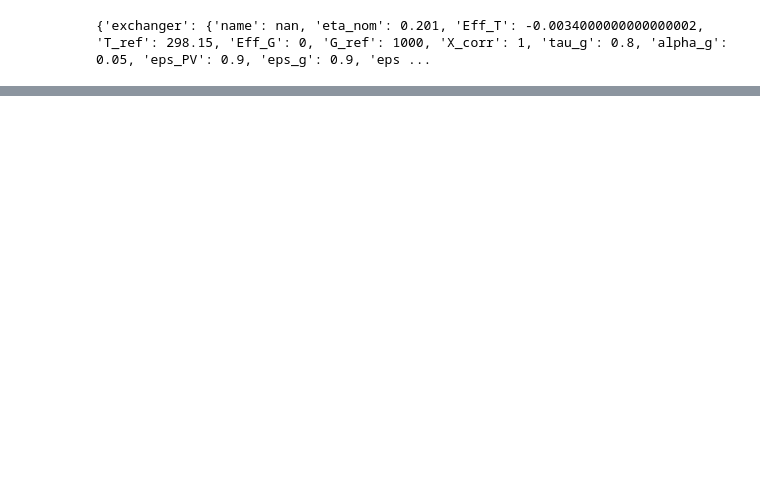
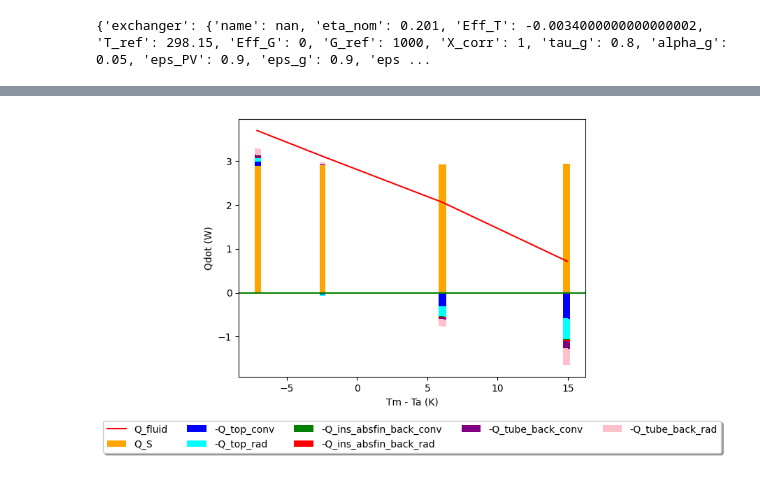
Before and after one commit to valentindelachaux/PVT-thermal-performance-model, a Jupyter notebook: run_model_V4.41GG-MPP.ipynb, the cells around one changed output, grey strips where cells are left out. Cells and saved outputs as stored; diff of their text form; code cells hidden in the pictures; blank space fills up the shorter version.

```diff
--- a/run_model_V4.41GG-MPP.ipynb
+++ b/run_model_V4.41GG-MPP.ipynb
@@ -233,3 +271,75 @@ fig.show()
 # %%
 mse = sklearn.metrics.mean_squared_error(df_res['Q_dot / A_G'],condi['Q_dot / A_G'])
 print(math.sqrt(mse))
+# %%
+u_list = df_res['u'].unique()
+
+# powers = ["Q_S","Q_top_conv","Q_top_rad","Q_tube_back_conv","Q_tube_back_rad","Q_f01"]
+df_res["-Q_top_conv"] = -df_res["Q_top_conv"]
+df_res["-Q_top_rad"] = -df_res["Q_top_rad"]
+df_res["-Q_ins_absfin_back_conv"] = -df_res["Q_ins_absfin_back_conv"]
+df_res["-Q_ins_absfin_back_rad"] = -df_res["Q_ins_absfin_back_rad"]
+df_res["-Q_tube_back_conv"] = -df_res["Q_tube_back_conv"]
+df_res["-Q_tube_back_rad"] = -df_res["Q_tube_back_rad"]
+# df_res["-Q_f01"] = -df_res["Q_f01"]
+
+df_select_u = df_res.loc[df_res["u"]==u_list[1]]
+
+powers = ["Q_S","-Q_top_conv","-Q_top_rad","-Q_ins_absfin_back_conv","-Q_ins_absfin_back_rad","-Q_tube_back_conv","-Q_tube_back_rad"]
+
+df_hist = df_select_u
+
+dict_pos = {}
+dict_neg = {}
+dict_pos_agg = {}
+dict_neg_agg = {}
+
+DT_list = []
+for DT in df_hist["-(T_m - T_a)"]:
+    DT_list.append(-DT)
+
+# powers = ["S_loc","-Q_top_conv","-Q_top_rad","-Q_tube_back"]
+# powers = ["S_loc","-Q_top_conv","-Q_top_rad","-Q_fluid_back","-Q_f01"]
+
+
+for i in range(len(powers)):
+    str = powers[i]
+
+    dict_pos[str] = np.array(ty.pos_df(df_hist,str))
+    dict_neg[str] = np.array(ty.neg_df(df_hist,str))
+
+    if i==0:
+        dict_pos_agg[str] = 0*np.array(ty.pos_df(df_hist,str))
+        dict_neg_agg[str] = dict_pos_agg[str]
+
+    else:
+        dict_pos_agg[str] = dict_pos_agg[powers[i-1]] + dict_pos[powers[i-1]]
+        dict_neg_agg[str] = dict_neg_agg[powers[i-1]] + dict_neg[powers[i-1]]
+
+fig, ax = plt.subplots()
+
+width = 0.35
+
+# labels_list = ['Sun','Front convection','Front radiation','Back convection and radiation']
+labels_list = powers
+colors_list = ['orange','blue','cyan','green','red','purple','pink']
+
+for i,str in enumerate(powers):
+    ax.bar(DT_list, dict_pos[str], width, bottom=dict_pos_agg[str], label=labels_list[i], color=colors_list[i])
+    ax.bar(DT_list, dict_neg[str], width, bottom=dict_neg_agg[str], color=colors_list[i])
+
+ax.plot(DT_list,df_hist["Q_tube_fluid"],color="red",label="Q_fluid")
+# ax.plot(labels,np.array(N_disp*[list_PL[q]]))
+
+# ax.set_ylabel('PL (Pa)')
+# ax.set_title('SPRING')
+ax.set_xlabel("Tm - Ta (K)")
+ax.set_ylabel("Qdot (W)")
+ax.axhline(y = 0., color = 'g', linestyle = '-')
+
+#plt.legend(loc='center left', bbox_to_anchor=(1, 0.5))
+plt.legend(loc='upper center', bbox_to_anchor=(0.5, -0.15),
+          fancybox=True, shadow=True, ncol=5)
+plt.show()
+# %% [output]
+[figure, added]
```
Also changed, not shown: parts of 6 cells of this notebook, 13 other files.
